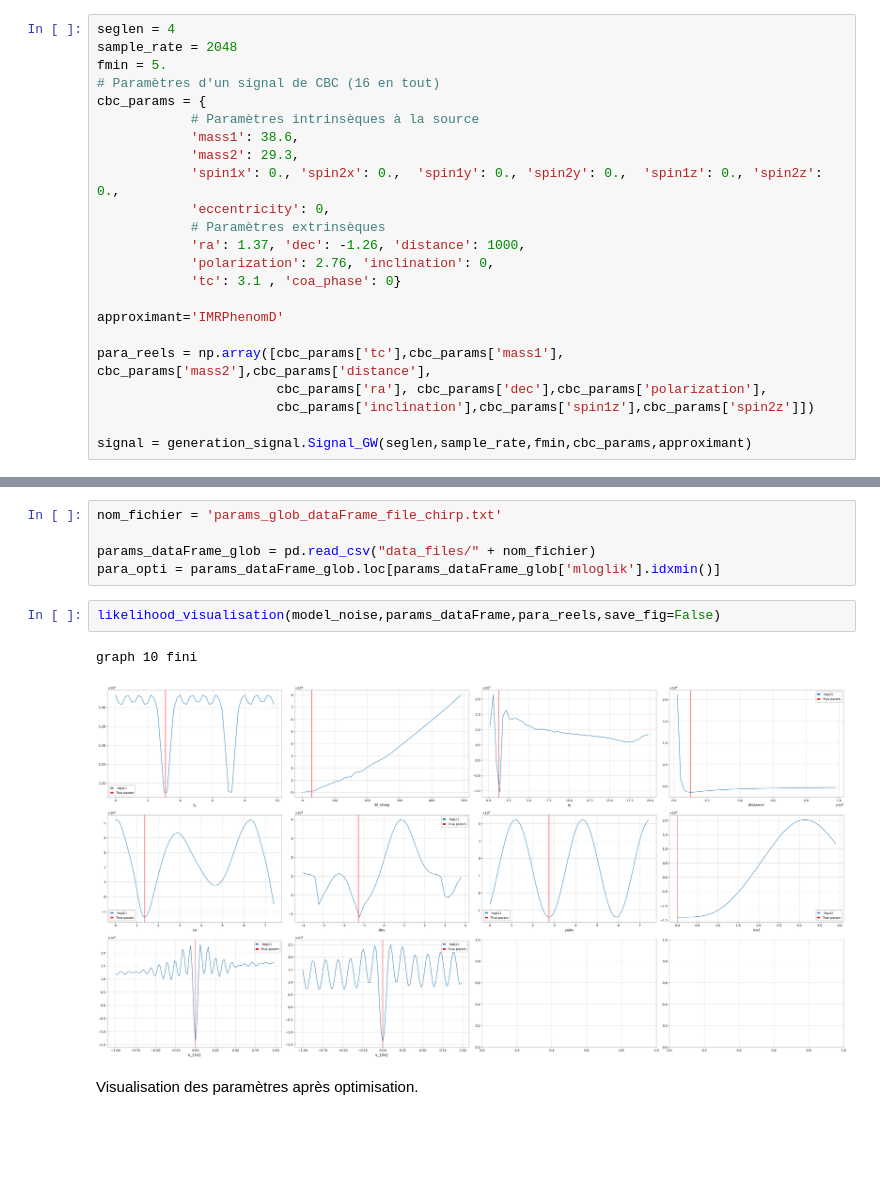
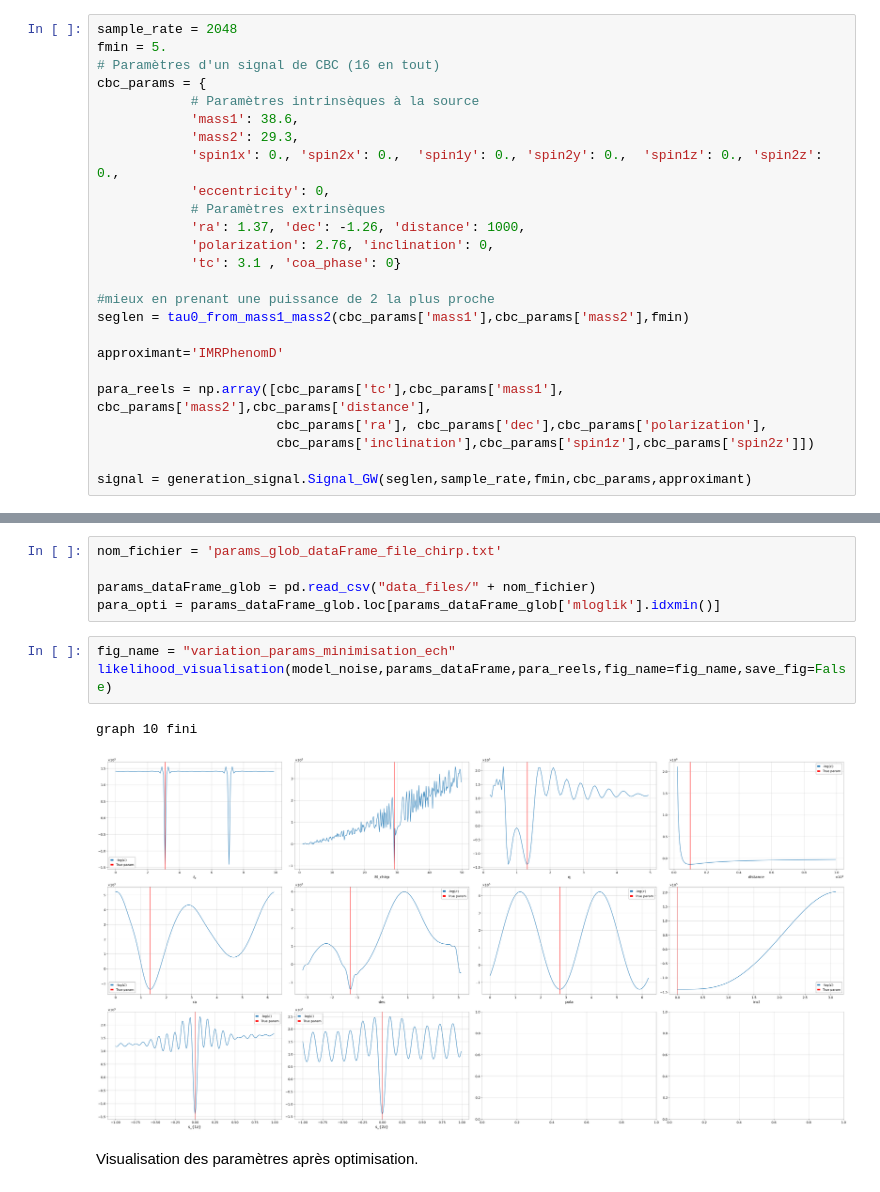
Before and after one commit to Glorieux-Victor/Internship_Victor_CBC_ET, a Jupyter notebook: likelihood_gaussian_pycbc_adrian.ipynb, the cells around one changed output, grey strips where cells are left out. Saved outputs shown, nothing was run; the diff lists cells and outputs as text; blank space fills up the shorter version.

```diff
--- a/likelihood_gaussian_pycbc_adrian.ipynb
+++ b/likelihood_gaussian_pycbc_adrian.ipynb
@@ -16,7 +16,6 @@ from plot_functions import plot_mnimisation, plot_dual_local_minimisation, plot_
 ### Génération du signal
 Paramètre du signal initial que l'on génère :
 # %%
-seglen = 4
 sample_rate = 2048
 fmin = 5.
 # Paramètres d'un signal de CBC (16 en tout)
@@ -31,6 +30,9 @@ cbc_params = {
             'polarization': 2.76, 'inclination': 0,
             'tc': 3.1 , 'coa_phase': 0}
 
+#mieux en prenant une puissance de 2 la plus proche
+seglen = tau0_from_mass1_mass2(cbc_params['mass1'],cbc_params['mass2'],fmin)
+
 approximant='IMRPhenomD'
 
 para_reels = np.array([cbc_params['tc'],cbc_params['mass1'], cbc_params['mass2'],cbc_params['distance'],
@@ -252,10 +271,11 @@ nom_fichier = 'params_glob_dataFrame_file_chirp.txt'
 params_dataFrame_glob = pd.read_csv("data_files/" + nom_fichier)
 para_opti = params_dataFrame_glob.loc[params_dataFrame_glob['mloglik'].idxmin()]
 # %%
-likelihood_visualisation(model_noise,params_dataFrame,para_reels,save_fig=False)
+fig_name = "variation_params_minimisation_ech"
+likelihood_visualisation(model_noise,params_dataFrame,para_reels,fig_name=fig_name,save_fig=False)
 # %% [output]
 graph 10 fini
-[figure, old version]
+[figure, new version]
 # %% [markdown]
 Visualisation des paramètres après optimisation.
 # %%
```
Also changed, not shown: parts of 5 cells of this notebook, 9 other files.
